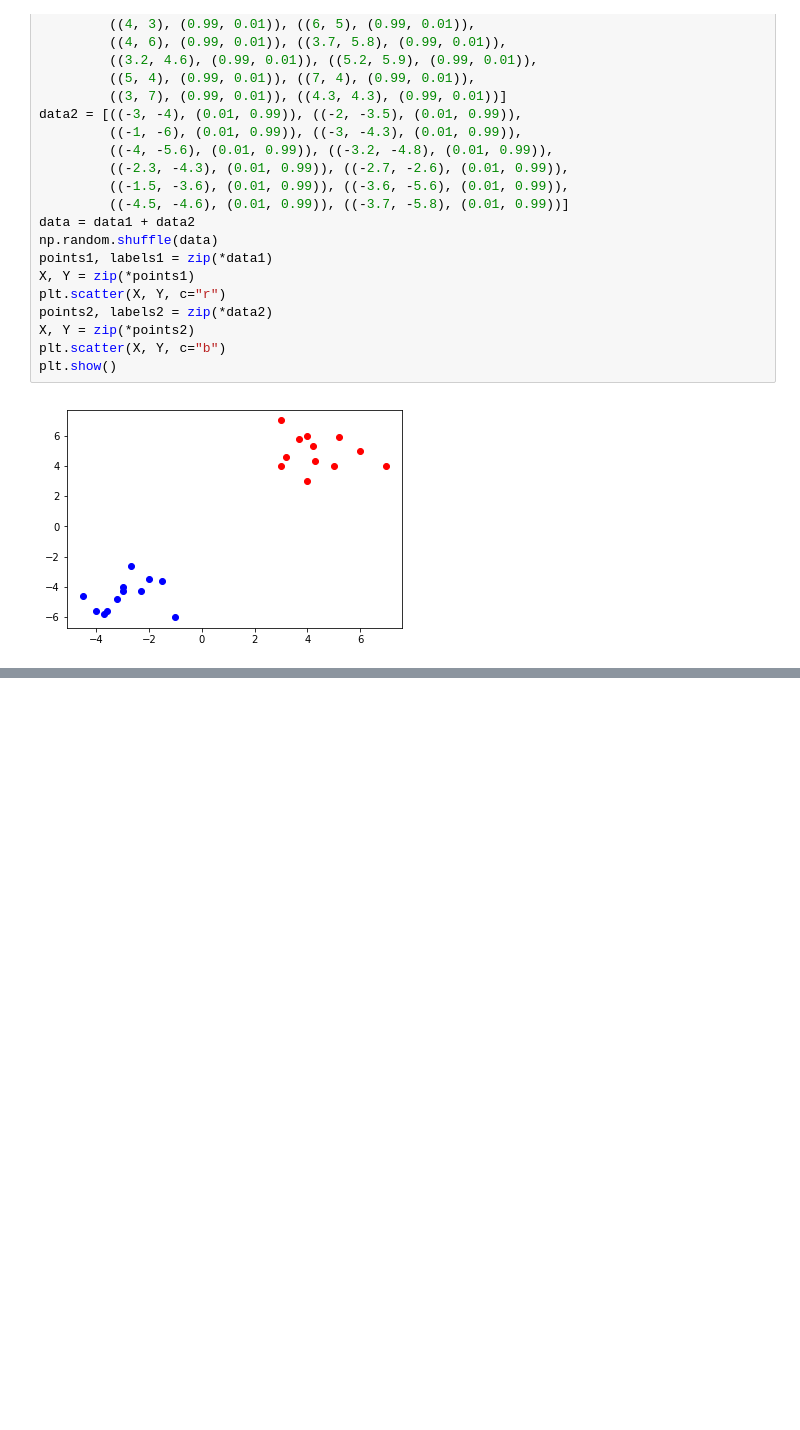
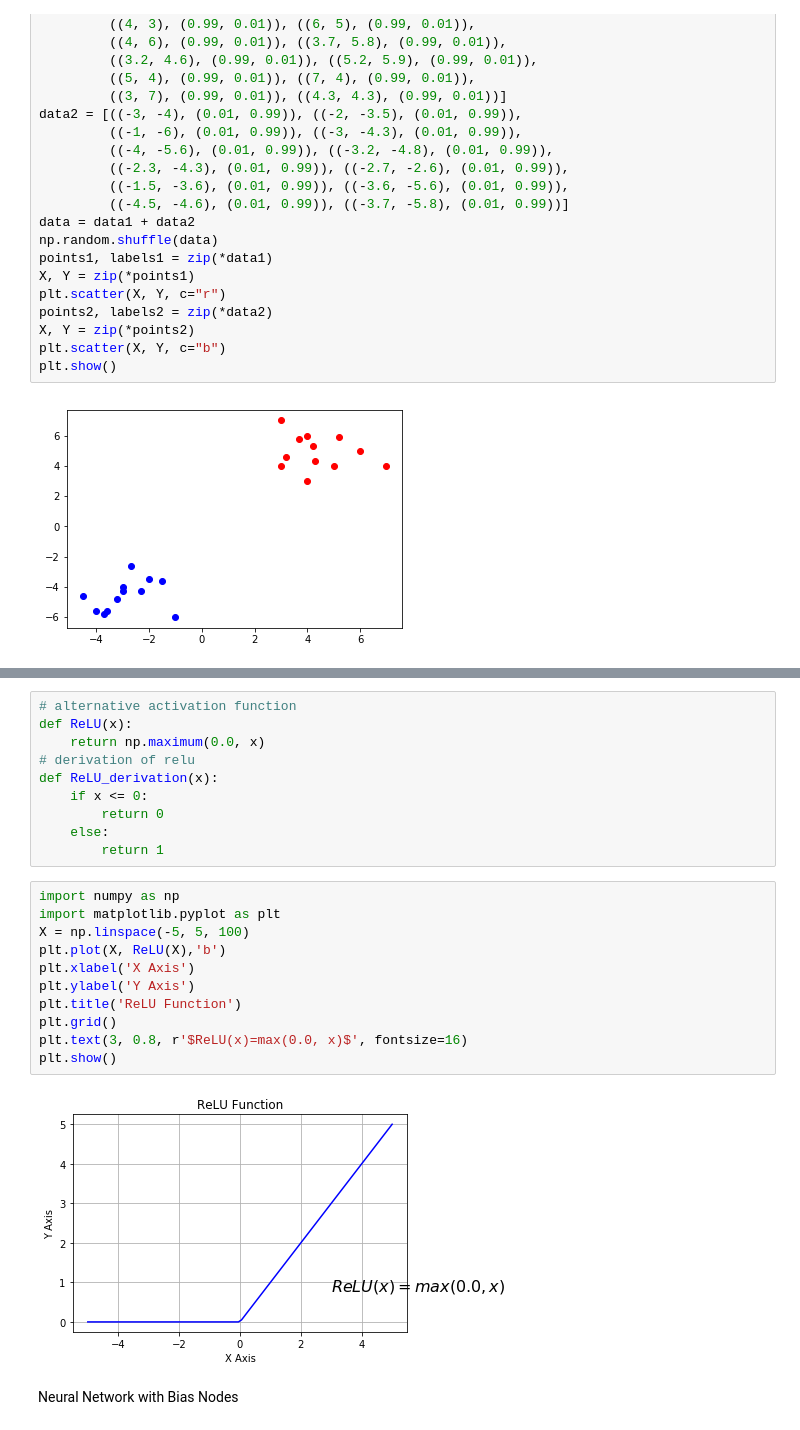
Before and after one commit to imran110219/Neural-Networks, a Jupyter notebook: Neural Network Using Python and Numpy.ipynb, the cells around one changed output, grey strips where cells are left out. Cells and saved outputs as stored; diff of their text form; blank space fills up the shorter version.

```diff
--- a/Neural Network Using Python and Numpy.ipynb
+++ b/Neural Network Using Python and Numpy.ipynb
@@ -344,0 +390,25 @@ plt.show()
+# %%
+# alternative activation function
+def ReLU(x):
+    return np.maximum(0.0, x)
+# derivation of relu
+def ReLU_derivation(x):
+    if x <= 0:
+        return 0
+    else:
+        return 1
+# %%
+import numpy as np
+import matplotlib.pyplot as plt
+X = np.linspace(-5, 5, 100)
+plt.plot(X, ReLU(X),'b')
+plt.xlabel('X Axis')
+plt.ylabel('Y Axis')
+plt.title('ReLU Function')
+plt.grid()
+plt.text(3, 0.8, r'$ReLU(x)=max(0.0, x)$', fontsize=16)
+plt.show()
+# %% [output]
+[figure, added]
+# %% [markdown]
+Neural Network with Bias Nodes
```
Also changed, not shown: parts of 14 cells of this notebook, 1 other file.
